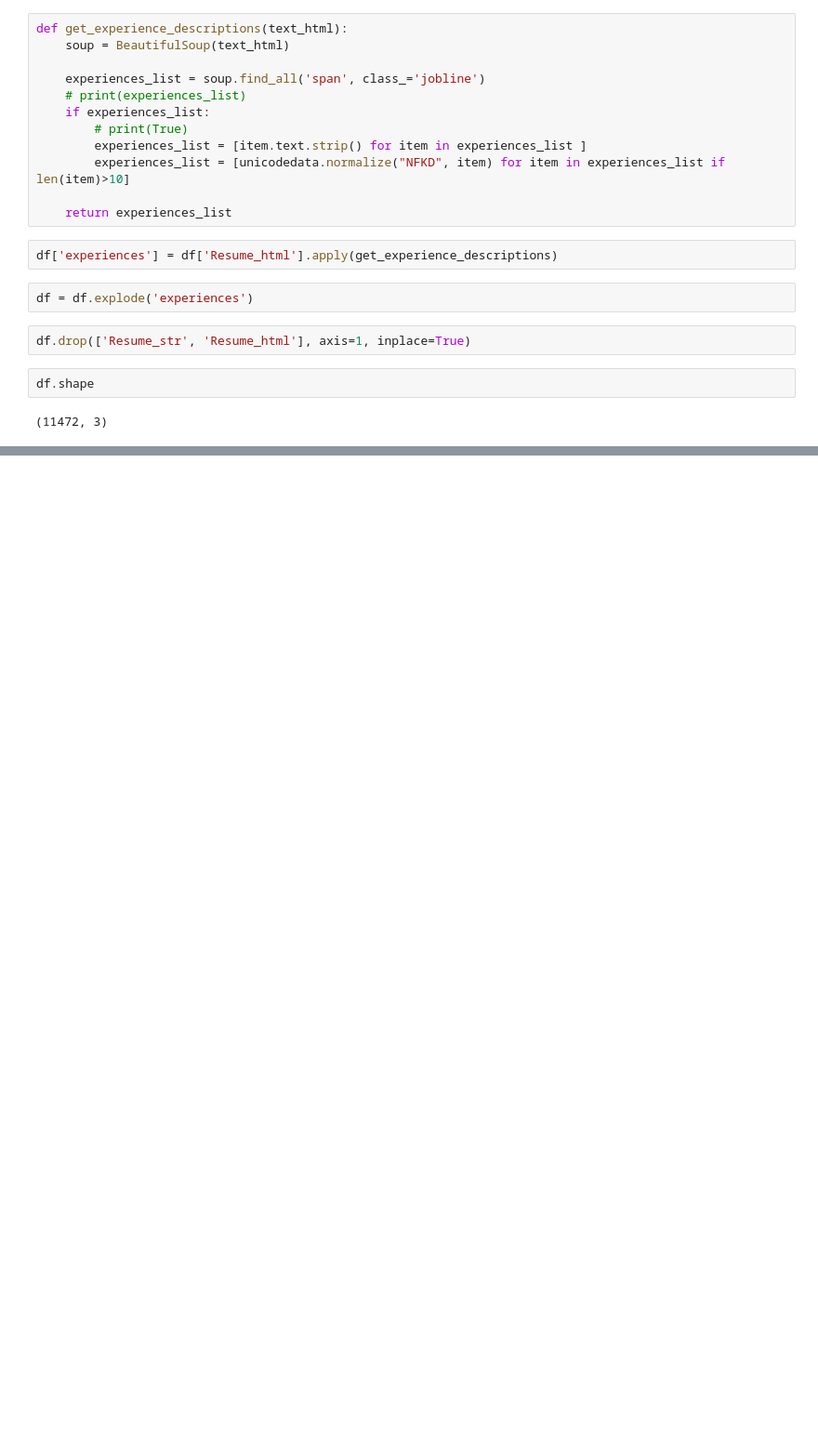
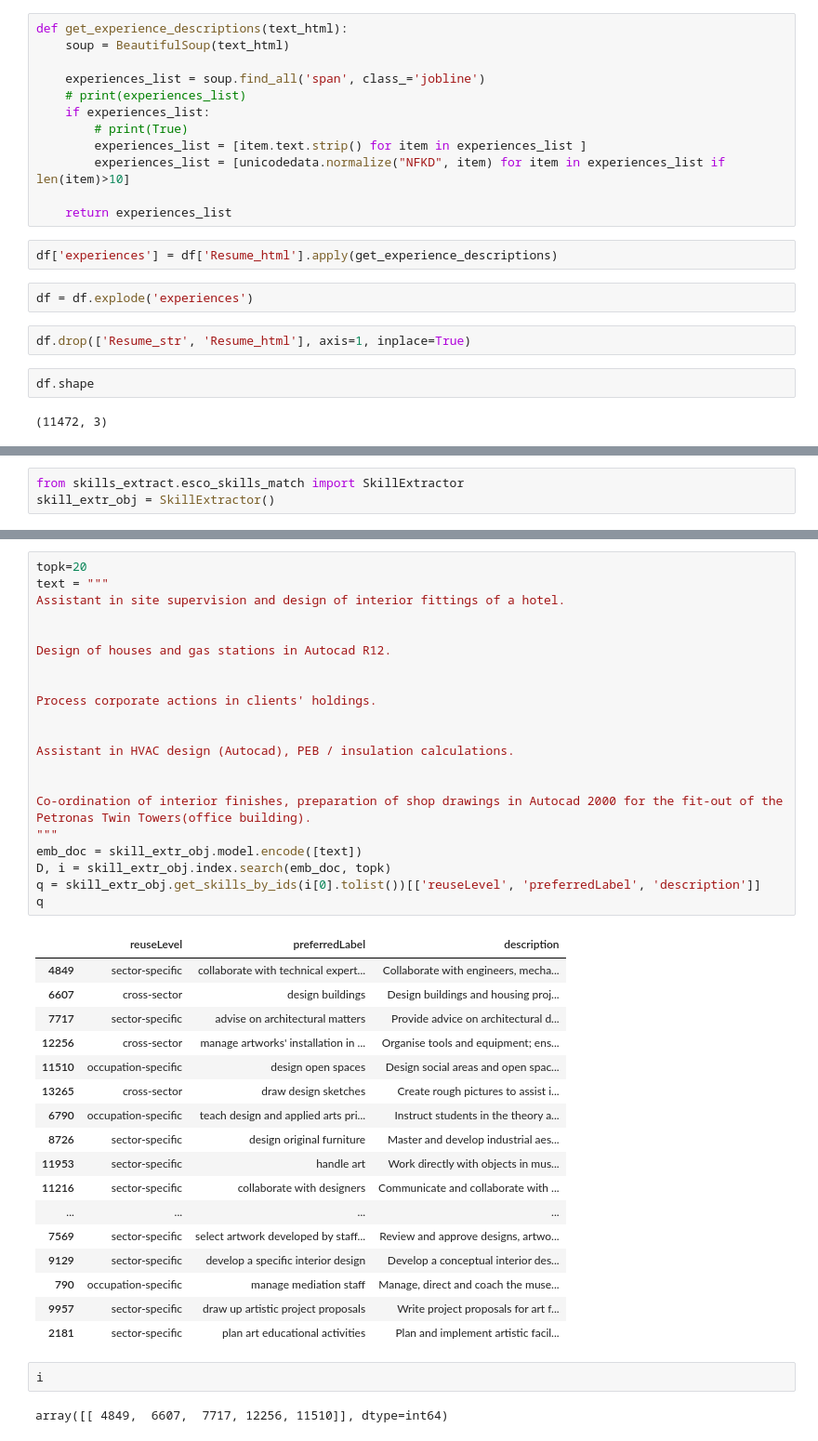
Before and after one commit to ikonstas-ds/Resume2Skill-SE, a Jupyter notebook: test.ipynb, the cells around one changed output, grey strips where cells are left out. Shown at 93% size. Saved outputs shown, nothing was run; the diff lists cells and outputs as text; blank space fills up the shorter version.

```diff
--- a/test.ipynb
+++ b/test.ipynb
@@ -55,0 +255,3 @@ df.to_dict(orient='records')
+# %%
+from skills_extract.esco_skills_match import SkillExtractor
+skill_extr_obj = SkillExtractor()
@@ -55,0 +286,43 @@ df.to_dict(orient='records')
+# %%
+topk=20
+text = """
+Assistant in site supervision and design of interior fittings of a hotel.
+
+
+Design of houses and gas stations in Autocad R12.
+
+
+Process corporate actions in clients' holdings.
+
+
+Assistant in HVAC design (Autocad), PEB / insulation calculations.
+
+
+Co-ordination of interior finishes, preparation of shop drawings in Autocad 2000 for the fit-out of the Petronas Twin Towers(office building).
+"""
+emb_doc = skill_extr_obj.model.encode([text])
+D, i = skill_extr_obj.index.search(emb_doc, topk)
+q = skill_extr_obj.get_skills_by_ids(i[0].tolist())[['reuseLevel', 'preferredLabel', 'description']]
+q
+# %% [output]
+|  | reuseLevel | preferredLabel | description |
+| 4849 | sector-specific | collaborate with technical expert... | Collaborate with engineers, mecha... |
+| 6607 | cross-sector | design buildings | Design buildings and housing proj... |
+| 7717 | sector-specific | advise on architectural matters | Provide advice on architectural d... |
+| 12256 | cross-sector | manage artworks' installation in ... | Organise tools and equipment; ens... |
+| 11510 | occupation-specific | design open spaces | Design social areas and open spac... |
+| 13265 | cross-sector | draw design sketches | Create rough pictures to assist i... |
+| 6790 | occupation-specific | teach design and applied arts pri... | Instruct students in the theory a... |
+| 8726 | sector-specific | design original furniture | Master and develop industrial aes... |
+| 11953 | sector-specific | handle art | Work directly with objects in mus... |
+| 11216 | sector-specific | collaborate with designers | Communicate and collaborate with ... |
+| ... | ... | ... | ... |
+| 7569 | sector-specific | select artwork developed by staff... | Review and approve designs, artwo... |
+| 9129 | sector-specific | develop a specific interior design | Develop a conceptual interior des... |
+| 790 | occupation-specific | manage mediation staff | Manage, direct and coach the muse... |
+| 9957 | sector-specific | draw up artistic project proposals | Write project proposals for art f... |
+| 2181 | sector-specific | plan art educational activities | Plan and implement artistic facil... |
+# %%
+i
+# %% [output]
+array([[ 4849,  6607,  7717, 12256, 11510]], dtype=int64)
```
Also changed, not shown: parts of 30 cells of this notebook.
